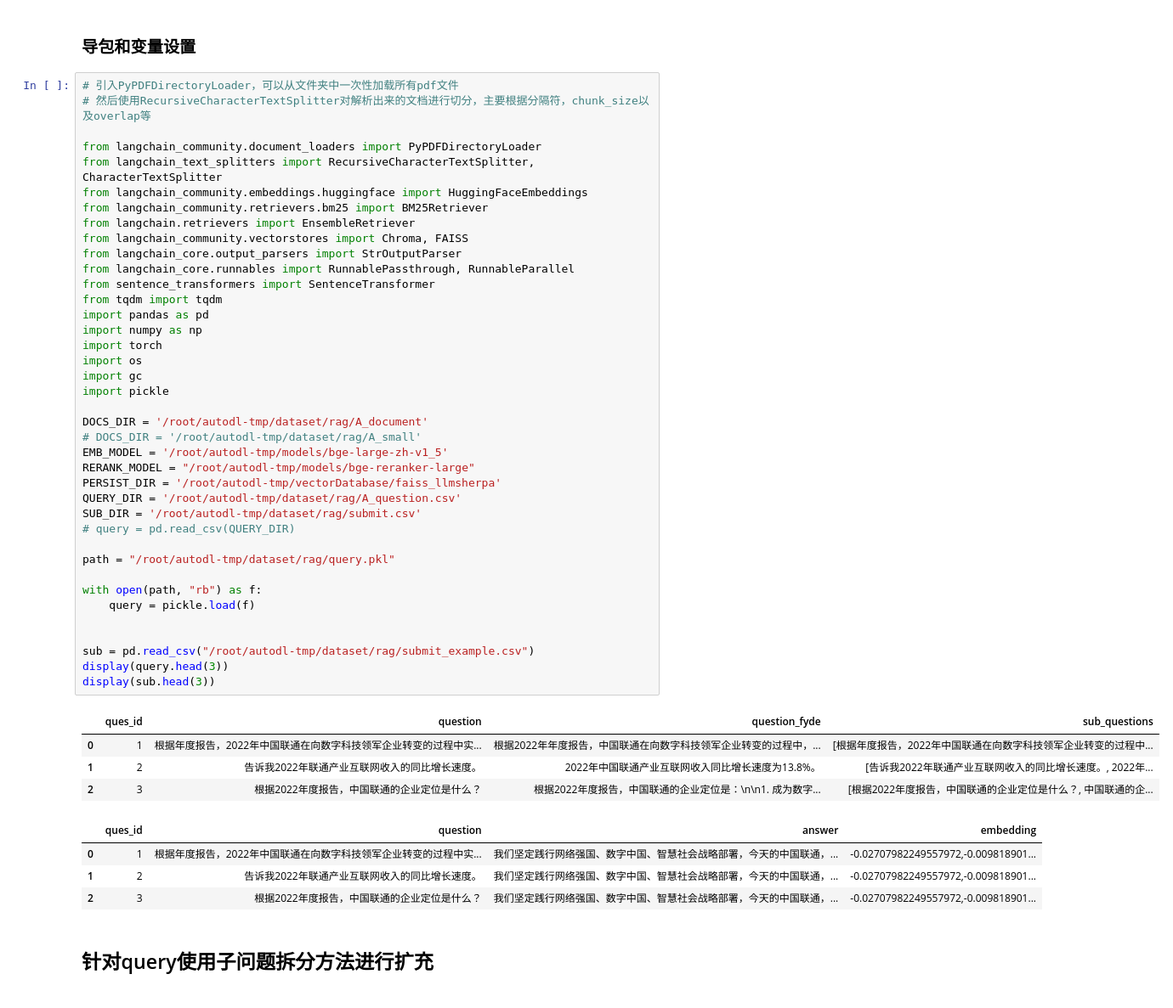
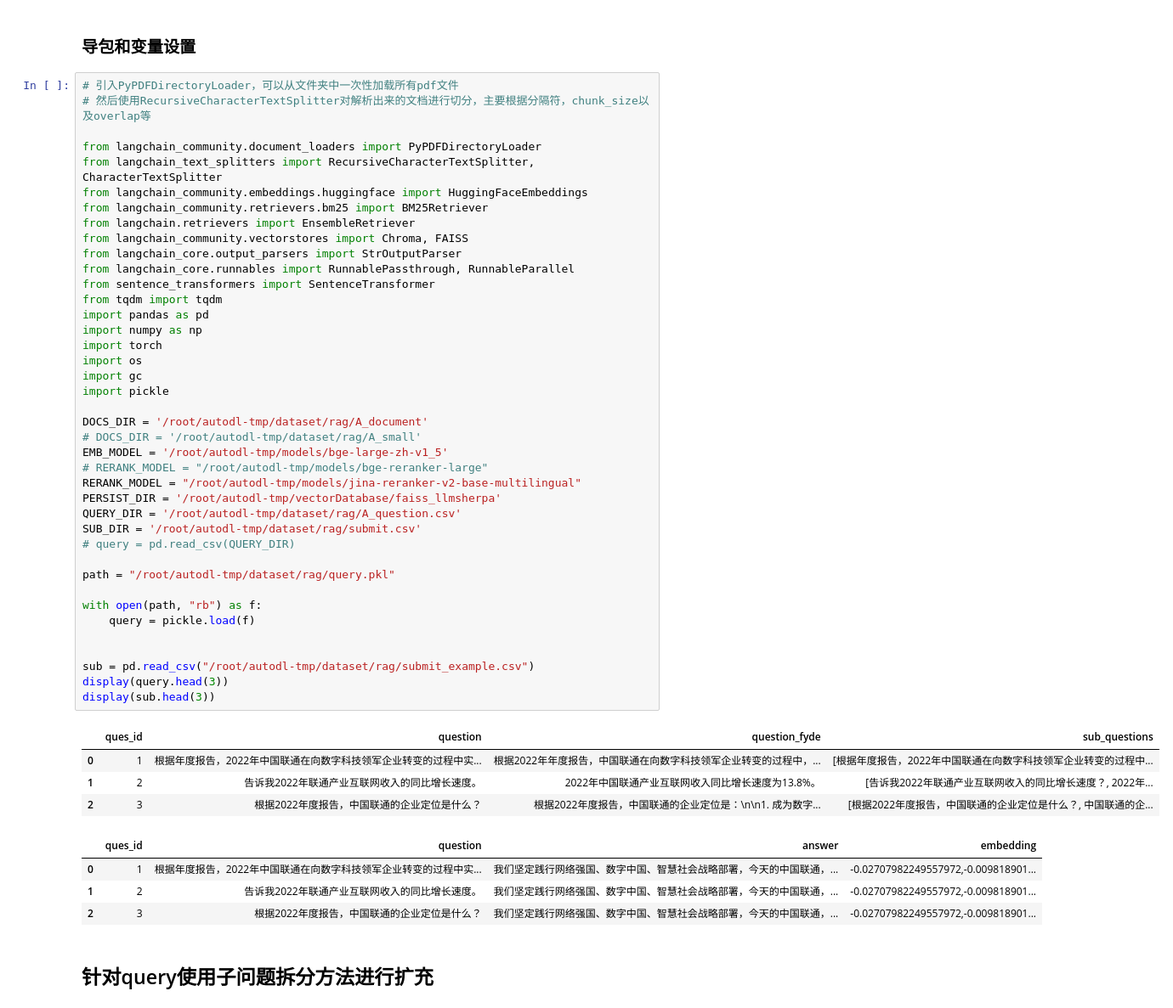
Before and after one commit to yycsu/yvan_llm_practice, a Jupyter notebook: rag/yvanyao_baseline.ipynb, the cells around one changed output. Shown: that part at 85% size. Cells and saved outputs as stored; diff of their text form.

```diff
--- a/rag/yvanyao_baseline.ipynb
+++ b/rag/yvanyao_baseline.ipynb
@@ -14,35 +14,36 @@ from langchain_core.output_parsers import StrOutputParser
 from langchain_core.runnables import RunnablePassthrough, RunnableParallel
 from sentence_transformers import SentenceTransformer
 from tqdm import tqdm
 import pandas as pd
 import numpy as np
 import torch
 import os
 import gc
 import pickle
 
 DOCS_DIR = '/root/autodl-tmp/dataset/rag/A_document'
 # DOCS_DIR = '/root/autodl-tmp/dataset/rag/A_small'
 EMB_MODEL = '/root/autodl-tmp/models/bge-large-zh-v1_5'
-RERANK_MODEL = "/root/autodl-tmp/models/bge-reranker-large"
+# RERANK_MODEL = "/root/autodl-tmp/models/bge-reranker-large"
+RERANK_MODEL = "/root/autodl-tmp/models/jina-reranker-v2-base-multilingual"
 PERSIST_DIR = '/root/autodl-tmp/vectorDatabase/faiss_llmsherpa'
 QUERY_DIR = '/root/autodl-tmp/dataset/rag/A_question.csv'
 SUB_DIR = '/root/autodl-tmp/dataset/rag/submit.csv'
 # query = pd.read_csv(QUERY_DIR)
 
 path = "/root/autodl-tmp/dataset/rag/query.pkl"
 
 with open(path, "rb") as f:
     query = pickle.load(f)
 
 
 sub = pd.read_csv("/root/autodl-tmp/dataset/rag/submit_example.csv")
 display(query.head(3))
 display(sub.head(3))
 # %% [output]
 |  | ques_id | question | question_fyde | sub_questions |
 | 0 | 1 | 根据年度报告，2022年中国联通在向数字科技领军企业转变的过程中实... | 根据2022年年度报告，中国联通在向数字科技领军企业转变的过程中，... | [根据年度报告，2022年中国联通在向数字科技领军企业转变的过程中... |
-| 1 | 2 | 告诉我2022年联通产业互联网收入的同比增长速度。 | 2022年中国联通产业互联网收入同比增长速度为13.8%。 | [告诉我2022年联通产业互联网收入的同比增长速度。, 2022年... |
+| 1 | 2 | 告诉我2022年联通产业互联网收入的同比增长速度。 | 2022年中国联通产业互联网收入同比增长速度为13.8%。 | [告诉我2022年联通产业互联网收入的同比增长速度？, 2022年... |
 | 2 | 3 | 根据2022年度报告，中国联通的企业定位是什么？ | 根据2022年度报告，中国联通的企业定位是：\n\n1. 成为数字... | [根据2022年度报告，中国联通的企业定位是什么？, 中国联通的企... |
 |  | ques_id | question | answer | embedding |
 | 0 | 1 | 根据年度报告，2022年中国联通在向数字科技领军企业转变的过程中实... | 我们坚定践行网络强国、数字中国、智慧社会战略部署，今天的中国联通，... | -0.02707982249557972,-0.009818901... |
```
Also changed, not shown: parts of 12 cells of this notebook.
